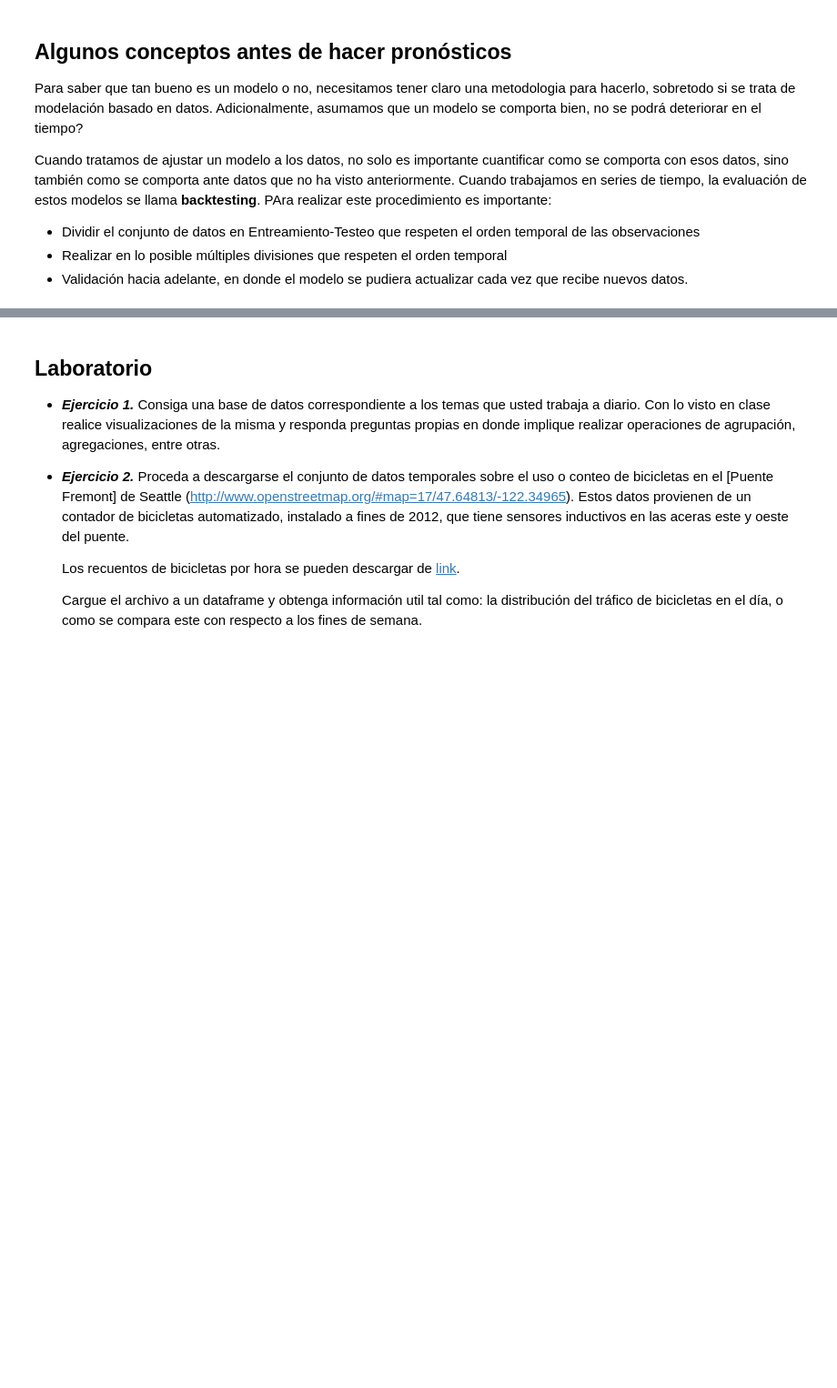
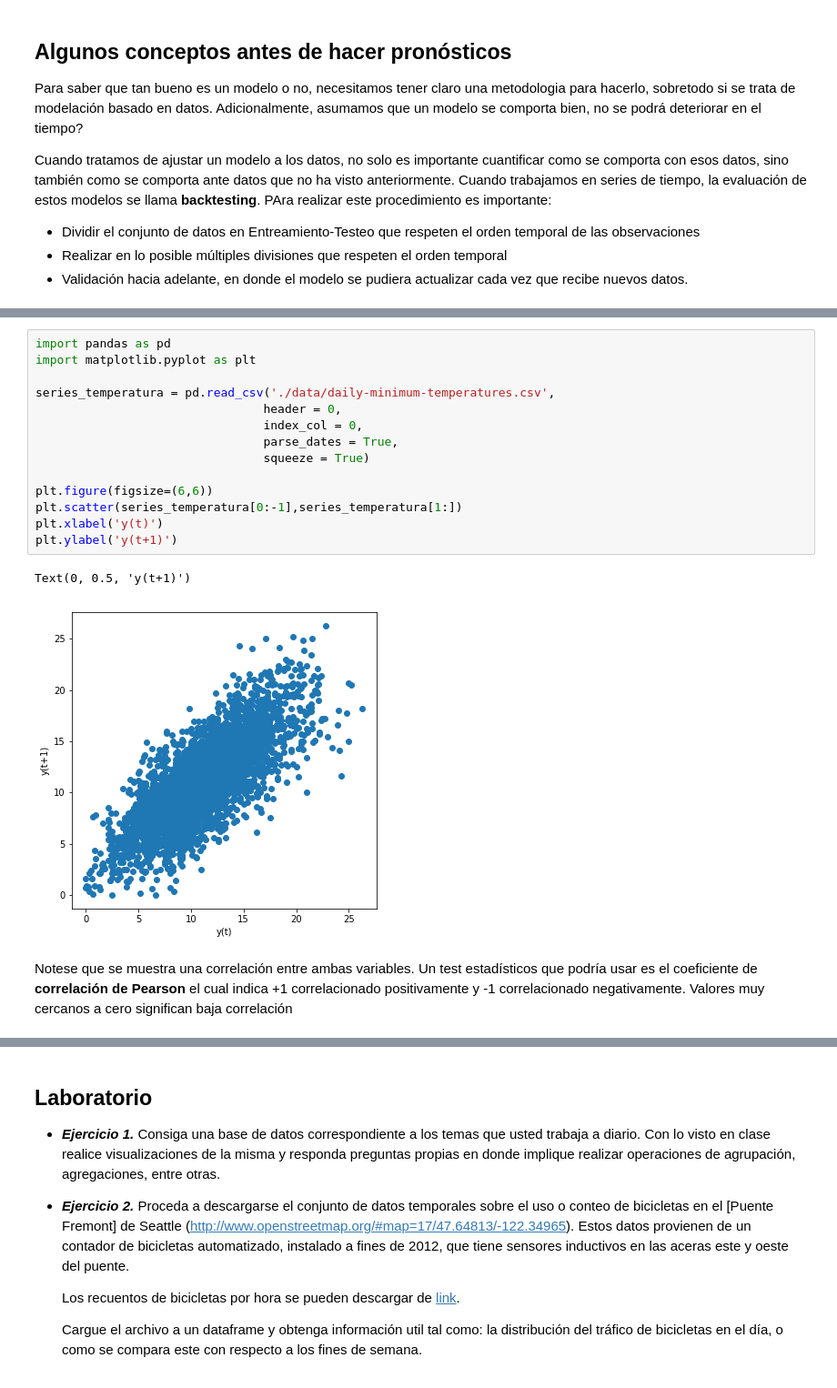
Before and after one commit to sruap1214/EC_Finance, a Jupyter notebook: Notebooks/06_SeriesdeTiempo.ipynb, the cells around one changed output, grey strips where cells are left out. Shown at 91% size. Saved outputs shown, nothing was run; the diff lists cells and outputs as text; blank space fills up the shorter version.

```diff
--- a/Notebooks/06_SeriesdeTiempo.ipynb
+++ b/Notebooks/06_SeriesdeTiempo.ipynb
@@ -710,0 +785,19 @@ Cuando tratamos de ajustar un modelo a los datos, no solo es importante cuantifi
+# %%
+import pandas as pd
+import matplotlib.pyplot as plt
+
+series_temperatura = pd.read_csv('./data/daily-minimum-temperatures.csv',
+                                header = 0,
+                                index_col = 0,
+                                parse_dates = True,
+                                squeeze = True)
+
+plt.figure(figsize=(6,6))
+plt.scatter(series_temperatura[0:-1],series_temperatura[1:])
+plt.xlabel('y(t)')
+plt.ylabel('y(t+1)')
+# %% [output]
+Text(0, 0.5, 'y(t+1)')
+[figure, added]
+# %% [markdown]
+Notese que se muestra una correlación entre ambas variables. Un test estadísticos que podría usar es el coeficiente de **correlación de Pearson** el cual indica +1 correlacionado positivamente y -1 correlacionado negativamente. Valores muy cercanos a cero significan baja correlación
```
Also changed, not shown: parts of 23 cells of this notebook.
